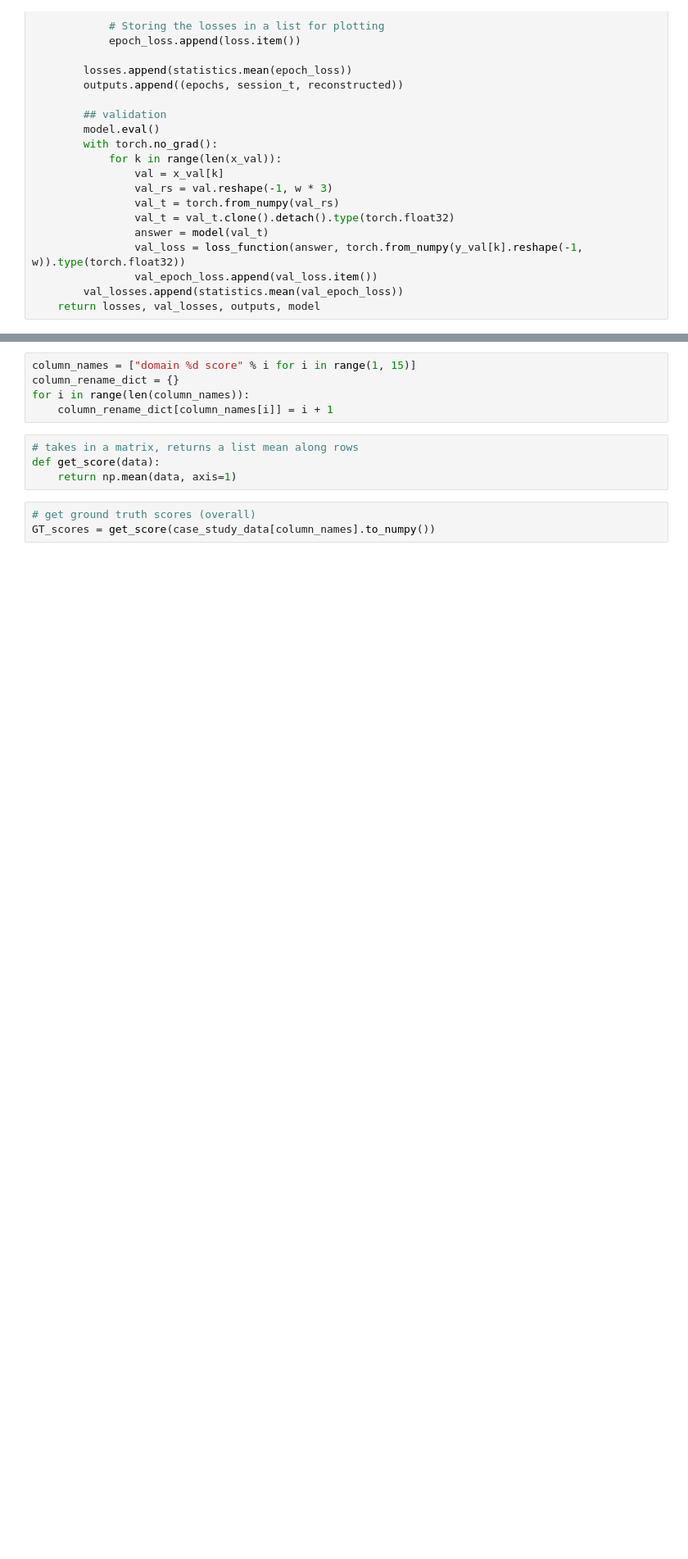
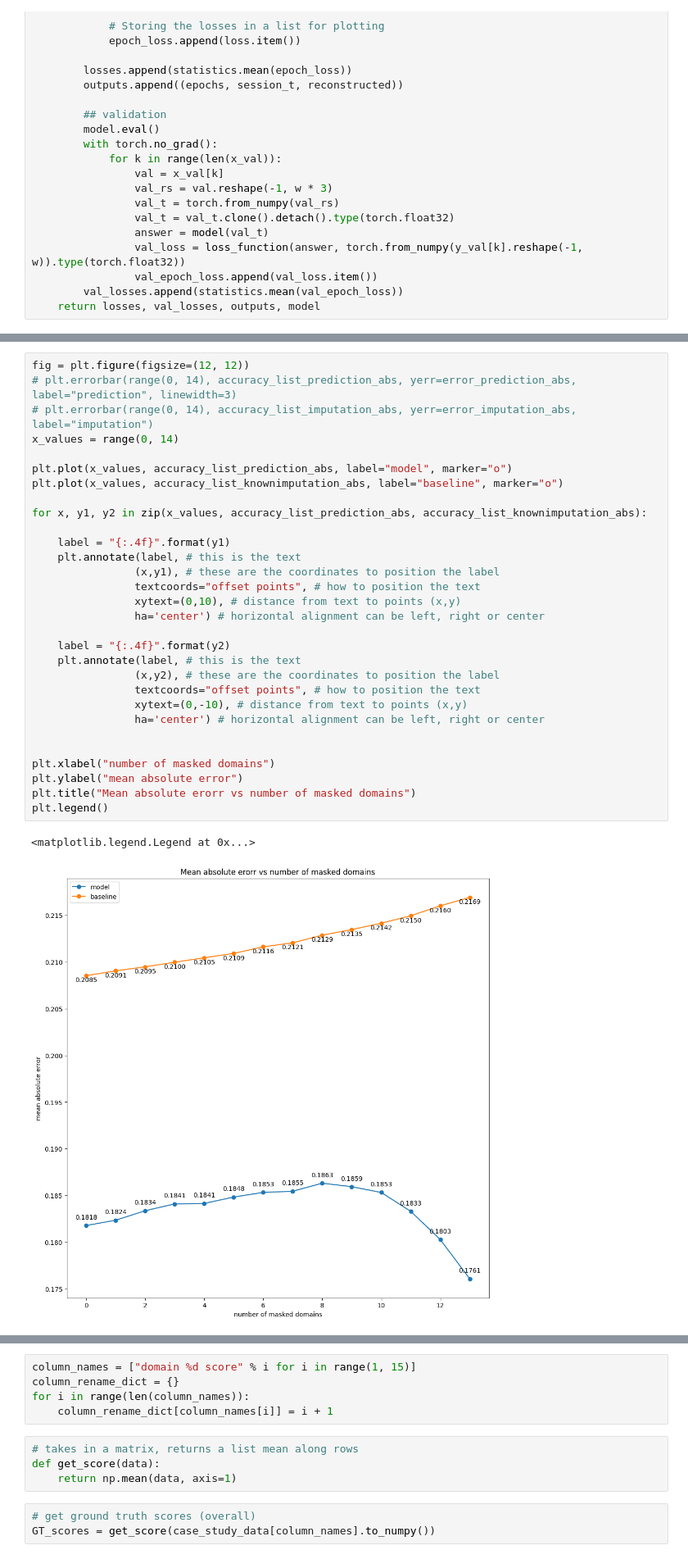
Before and after one commit to twchen88/ct_research, a Jupyter notebook: next_step_prediction.ipynb, the cells around one changed output, grey strips where cells are left out. Shown: that part at 82% size. Saved outputs shown, nothing was run; the diff lists cells and outputs as text; blank space fills up the shorter version.

```diff
--- a/next_step_prediction.ipynb
+++ b/next_step_prediction.ipynb
@@ -375,3 +471,36 @@ array([0.08467594, 0.1650114 , 0.04287501, 0.13378945, 0.21572868,
+# %%
+fig = plt.figure(figsize=(12, 12))
+# plt.errorbar(range(0, 14), accuracy_list_prediction_abs, yerr=error_prediction_abs, label="prediction", linewidth=3)
+# plt.errorbar(range(0, 14), accuracy_list_imputation_abs, yerr=error_imputation_abs, label="imputation")
+x_values = range(0, 14)
+
+plt.plot(x_values, accuracy_list_prediction_abs, label="model", marker="o")
+plt.plot(x_values, accuracy_list_knownimputation_abs, label="baseline", marker="o")
+
+for x, y1, y2 in zip(x_values, accuracy_list_prediction_abs, accuracy_list_knownimputation_abs):
+
+    label = "{:.4f}".format(y1)
+    plt.annotate(label, # this is the text
+                (x,y1), # these are the coordinates to position the label
+                textcoords="offset points", # how to position the text
+                xytext=(0,10), # distance from text to points (x,y)
+                ha='center') # horizontal alignment can be left, right or center
+
+    label = "{:.4f}".format(y2)
+    plt.annotate(label, # this is the text
+                (x,y2), # these are the coordinates to position the label
+                textcoords="offset points", # how to position the text
+                xytext=(0,-10), # distance from text to points (x,y)
+                ha='center') # horizontal alignment can be left, right or center
+
+
+plt.xlabel("number of masked domains")
+plt.ylabel("mean absolute error")
+plt.title("Mean absolute erorr vs number of masked domains")
+plt.legend()
+# %% [output]
+<matplotlib.legend.Legend at 0x...>
+[figure, added]
 # %% [markdown]
 ### Visualization
 - visualize individual patient's trajectory (ground truth vs prediction vs imputation?)
```
Also changed, not shown: parts of 33 cells of this notebook.
